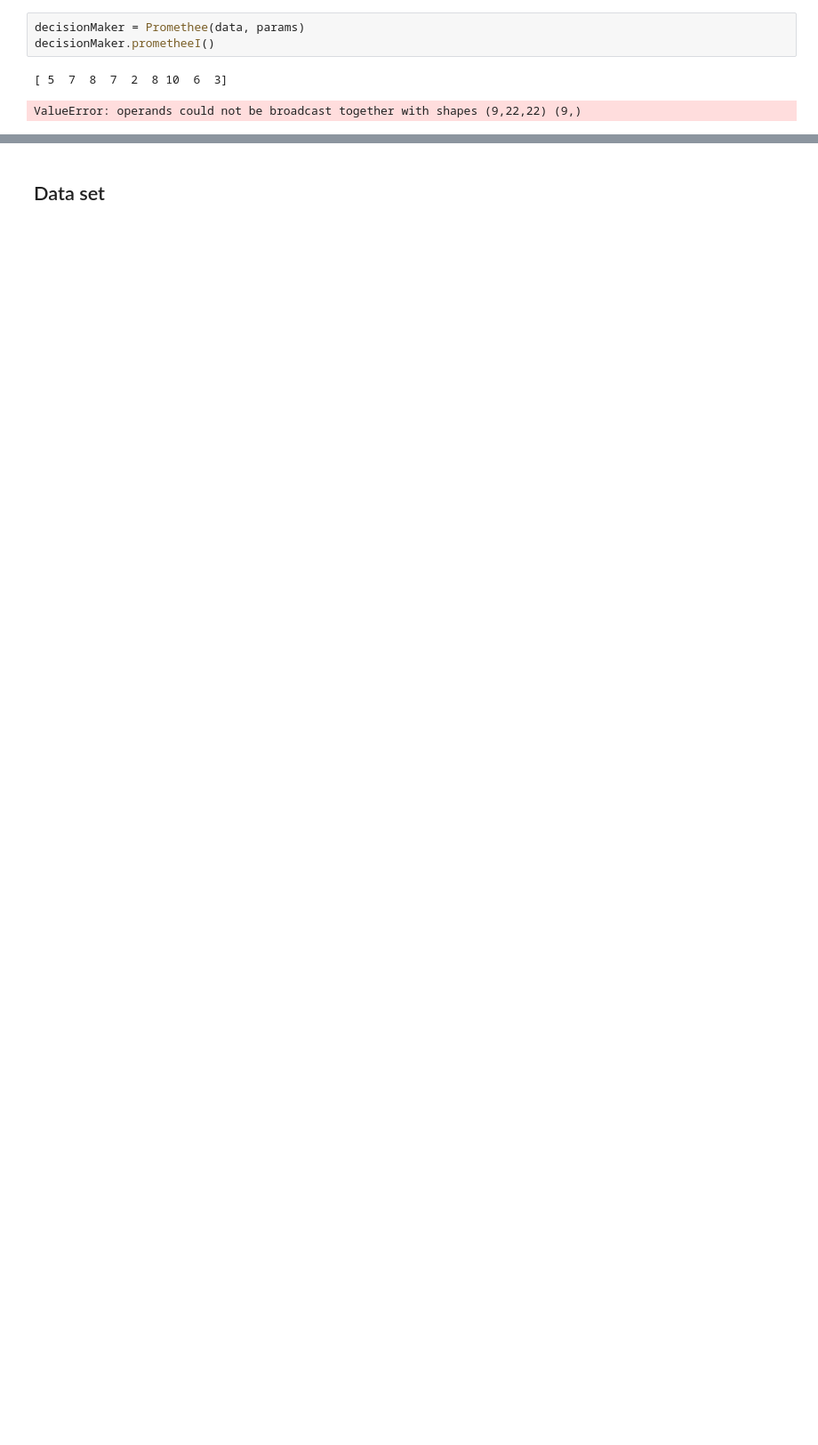
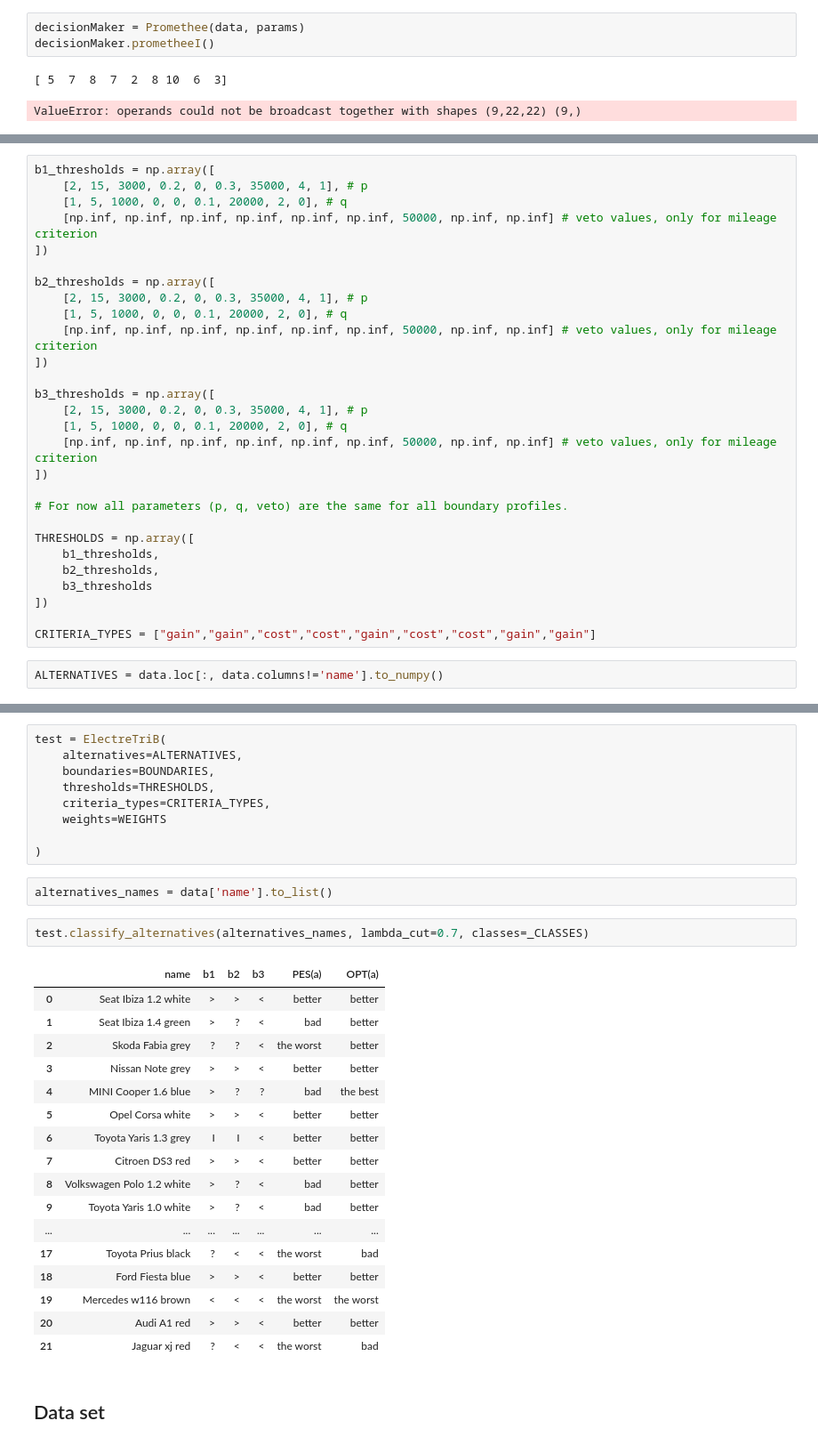
Before and after one commit to mmaecki/DA-promethee_electre-TRI-B, a Jupyter notebook: DA-project1.ipynb, the cells around one changed output, grey strips where cells are left out. Shown at 89% size. Saved outputs shown, nothing was run; the diff lists cells and outputs as text; blank space fills up the shorter version.

Commit message:
Electre and SRF implementation

```diff
--- a/DA-project1.ipynb
+++ b/DA-project1.ipynb
@@ -150,0 +252,30 @@ ValueError: operands could not be broadcast together with shapes (9,22,22) (9,)
+# %%
+b1_thresholds = np.array([
+    [2, 15, 3000, 0.2, 0, 0.3, 35000, 4, 1], # p
+    [1, 5, 1000, 0, 0, 0.1, 20000, 2, 0], # q
+    [np.inf, np.inf, np.inf, np.inf, np.inf, np.inf, 50000, np.inf, np.inf] # veto values, only for mileage criterion
+])
+
+b2_thresholds = np.array([
+    [2, 15, 3000, 0.2, 0, 0.3, 35000, 4, 1], # p
+    [1, 5, 1000, 0, 0, 0.1, 20000, 2, 0], # q
+    [np.inf, np.inf, np.inf, np.inf, np.inf, np.inf, 50000, np.inf, np.inf] # veto values, only for mileage criterion
+])
+
+b3_thresholds = np.array([
+    [2, 15, 3000, 0.2, 0, 0.3, 35000, 4, 1], # p
+    [1, 5, 1000, 0, 0, 0.1, 20000, 2, 0], # q
+    [np.inf, np.inf, np.inf, np.inf, np.inf, np.inf, 50000, np.inf, np.inf] # veto values, only for mileage criterion
+])
+
+# For now all parameters (p, q, veto) are the same for all boundary profiles.
+
+THRESHOLDS = np.array([
+    b1_thresholds,
+    b2_thresholds,
+    b3_thresholds
+])
+
+CRITERIA_TYPES = ["gain","gain","cost","cost","gain","cost","cost","gain","gain"]
+# %%
+ALTERNATIVES = data.loc[:, data.columns!='name'].to_numpy()
@@ -151,3 +493,34 @@ ValueError: operands could not be broadcast together with shapes (9,22,22) (9,)
+# %%
+test = ElectreTriB(
+    alternatives=ALTERNATIVES,
+    boundaries=BOUNDARIES,
+    thresholds=THRESHOLDS,
+    criteria_types=CRITERIA_TYPES,
+    weights=WEIGHTS
+
+)
+# %%
+alternatives_names = data['name'].to_list()
+# %%
+test.classify_alternatives(alternatives_names, lambda_cut=0.7, classes=_CLASSES)
+# %% [output]
+|  | name | b1 | b2 | b3 | PES(a) | OPT(a) |
+| 0 | Seat Ibiza 1.2 white | > | > | < | better | better |
+| 1 | Seat Ibiza 1.4 green | > | ? | < | bad | better |
+| 2 | Skoda Fabia grey | ? | ? | < | the worst | better |
+| 3 | Nissan Note grey | > | > | < | better | better |
+| 4 | MINI Cooper 1.6 blue | > | ? | ? | bad | the best |
+| 5 | Opel Corsa white | > | > | < | better | better |
+| 6 | Toyota Yaris 1.3 grey | I | I | < | better | better |
+| 7 | Citroen DS3 red | > | > | < | better | better |
+| 8 | Volkswagen Polo 1.2 white | > | ? | < | bad | better |
+| 9 | Toyota Yaris 1.0 white | > | ? | < | bad | better |
+| ... | ... | ... | ... | ... | ... | ... |
+| 17 | Toyota Prius black | ? | < | < | the worst | bad |
+| 18 | Ford Fiesta blue | > | > | < | better | better |
+| 19 | Mercedes w116 brown | < | < | < | the worst | the worst |
+| 20 | Audi A1 red | > | > | < | better | better |
+| 21 | Jaguar xj red | ? | < | < | the worst | bad |
 # %% [markdown]
 ## Data set ##
 # %% [markdown]
```
Also changed, not shown: parts of 11 cells of this notebook.
